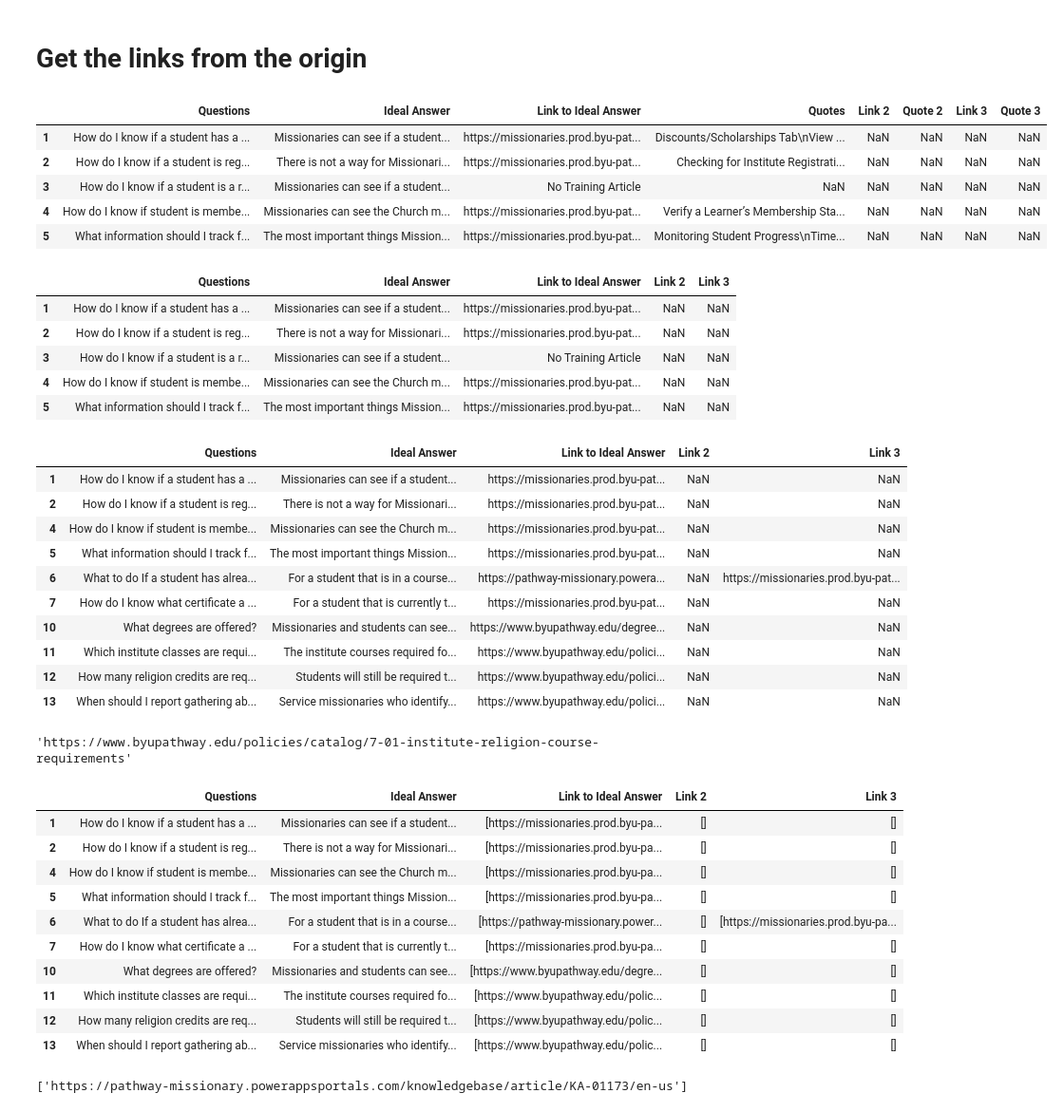
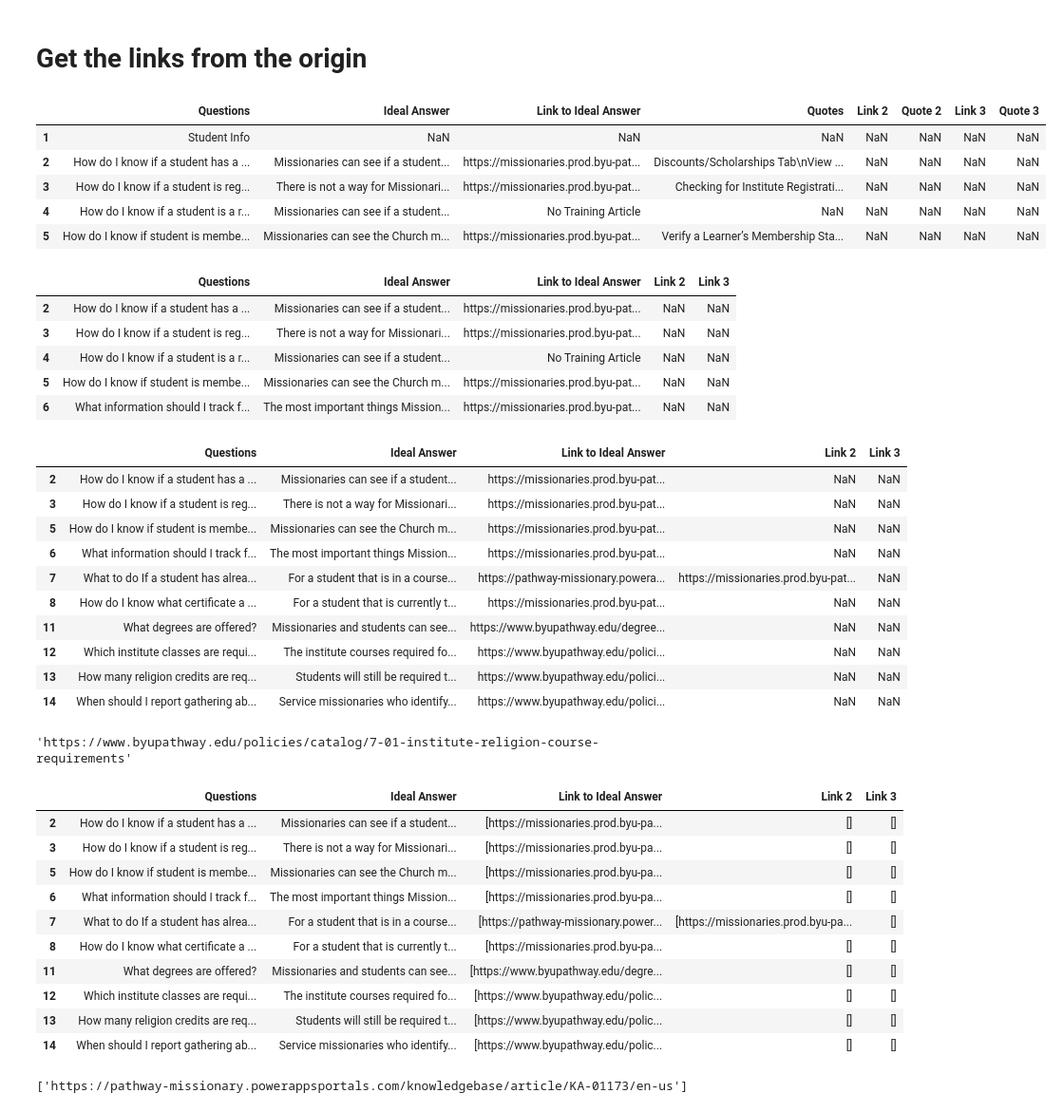
Before and after one commit to DallanQ/pathway-indexer, a Jupyter notebook: notebooks/03_verify_index_links.ipynb, the cells around one changed output. Shown at 95% size. Drawn from its saved outputs; the diff is of its cells as text; code cells hidden in the pictures.

```diff
--- a/notebooks/03_verify_index_links.ipynb
+++ b/notebooks/03_verify_index_links.ipynb
@@ -3,21 +3,21 @@
 # %%
 import pandas as pd
 # %%
-filename = "../data/temporary/index-qa-3-9.csv"
+filename = "../data/temporary/Index_quotes.csv"
 
 df = pd.read_csv(
     filename,
-    header=0,
+    header=1,
 )
 df.index = range(1, len(df) + 1)
 df.head()
 # %% [output]
 |  | Questions | Ideal Answer | Link to Ideal Answer | Quotes | Link 2 | Quote 2 | Link 3 | Quote 3 |
-| 1 | How do I know if a student has a ... | Missionaries can see if a student... | https://missionaries.prod.byu-pat... | Discounts/Scholarships Tab\nView ... | NaN | NaN | NaN | NaN |
-| 2 | How do I know if a student is reg... | There is not a way for Missionari... | https://missionaries.prod.byu-pat... | Checking for Institute Registrati... | NaN | NaN | NaN | NaN |
-| 3 | How do I know if a student is a r... | Missionaries can see if a student... | No Training Article | NaN | NaN | NaN | NaN | NaN |
-| 4 | How do I know if student is membe... | Missionaries can see the Church m... | https://missionaries.prod.byu-pat... | Verify a Learner’s Membership Sta... | NaN | NaN | NaN | NaN |
-| 5 | What information should I track f... | The most important things Mission... | https://missionaries.prod.byu-pat... | Monitoring Student Progress\nTime... | NaN | NaN | NaN | NaN |
+| 1 | Student Info | NaN | NaN | NaN | NaN | NaN | NaN | NaN |
+| 2 | How do I know if a student has a ... | Missionaries can see if a student... | https://missionaries.prod.byu-pat... | Discounts/Scholarships Tab\nView ... | NaN | NaN | NaN | NaN |
+| 3 | How do I know if a student is reg... | There is not a way for Missionari... | https://missionaries.prod.byu-pat... | Checking for Institute Registrati... | NaN | NaN | NaN | NaN |
+| 4 | How do I know if a student is a r... | Missionaries can see if a student... | No Training Article | NaN | NaN | NaN | NaN | NaN |
+| 5 | How do I know if student is membe... | Missionaries can see the Church m... | https://missionaries.prod.byu-pat... | Verify a Learner’s Membership Sta... | NaN | NaN | NaN | NaN |
 # %%
 df.dropna(subset=["Link to Ideal Answer"], inplace=True)
 
@@ -26,11 +26,11 @@ df.drop(columns=["Quotes", "Quote 2", "Quote 3"], inplace=True)
 df.head(5)
 # %% [output]
 |  | Questions | Ideal Answer | Link to Ideal Answer | Link 2 | Link 3 |
-| 1 | How do I know if a student has a ... | Missionaries can see if a student... | https://missionaries.prod.byu-pat... | NaN | NaN |
-| 2 | How do I know if a student is reg... | There is not a way for Missionari... | https://missionaries.prod.byu-pat... | NaN | NaN |
-| 3 | How do I know if a student is a r... | Missionaries can see if a student... | No Training Article | NaN | NaN |
-| 4 | How do I know if student is membe... | Missionaries can see the Church m... | https://missionaries.prod.byu-pat... | NaN | NaN |
-| 5 | What information should I track f... | The most important things Mission... | https://missionaries.prod.byu-pat... | NaN | NaN |
+| 2 | How do I know if a student has a ... | Missionaries can see if a student... | https://missionaries.prod.byu-pat... | NaN | NaN |
+| 3 | How do I know if a student is reg... | There is not a way for Missionari... | https://missionaries.prod.byu-pat... | NaN | NaN |
+| 4 | How do I know if a student is a r... | Missionaries can see if a student... | No Training Article | NaN | NaN |
+| 5 | How do I know if student is membe... | Missionaries can see the Church m... | https://missionaries.prod.byu-pat... | NaN | NaN |
+| 6 | What information should I track f... | The most important things Mission... | https://missionaries.prod.byu-pat... | NaN | NaN |
 # %%
 df_no_links = df[df["Link to Ideal Answer"].str.contains("http") == False]
 
@@ -39,16 +39,16 @@ df.drop(df_no_links.index, inplace=True)
 df.head(10)
 # %% [output]
 |  | Questions | Ideal Answer | Link to Ideal Answer | Link 2 | Link 3 |
-| 1 | How do I know if a student has a ... | Missionaries can see if a student... | https://missionaries.prod.byu-pat... | NaN | NaN |
-| 2 | How do I know if a student is reg... | There is not a way for Missionari... | https://missionaries.prod.byu-pat... | NaN | NaN |
-| 4 | How do I know if student is membe... | Missionaries can see the Church m... | https://missionaries.prod.byu-pat... | NaN | NaN |
-| 5 | What information should I track f... | The most important things Mission... | https://missionaries.prod.byu-pat... | NaN | NaN |
-| 6 | What to do If a student has alrea... | For a student that is in a course... | https://pathway-missionary.powera... | NaN | https://missionaries.prod.byu-pat... |
-| 7 | How do I know what certificate a ... | For a student that is currently t... | https://missionaries.prod.byu-pat... | NaN | NaN |
-| 10 | What degrees are offered? | Missionaries and students can see... | https://www.byupathway.edu/degree... | NaN | NaN |
-| 11 | Which institute classes are requi... | The institute courses required fo... | https://www.byupathway.edu/polici... | NaN | NaN |
-| 12 | How many religion credits are req... | Students will still be required t... | https://www.byupathway.edu/polici... | NaN | NaN |
-| 13 | When should I report gathering ab... | Service missionaries who identify... | https://www.byupathway.edu/polici... | NaN | NaN |
+| 2 | How do I know if a student has a ... | Missionaries can see if a student... | https://missionaries.prod.byu-pat... | NaN | NaN |
+| 3 | How do I know if a student is reg... | There is not a way for Missionari... | https://missionaries.prod.byu-pat... | NaN | NaN |
+| 5 | How do I know if student is membe... | Missionaries can see the Church m... | https://missionaries.prod.byu-pat... | NaN | NaN |
+| 6 | What information should I track f... | The most important things Mission... | https://missionaries.prod.byu-pat... | NaN | NaN |
+| 7 | What to do If a student has alrea... | For a student that is in a course... | https://pathway-missionary.powera... | https://missionaries.prod.byu-pat... | NaN |
+| 8 | How do I know what certificate a ... | For a student that is currently t... | https://missionaries.prod.byu-pat... | NaN | NaN |
+| 11 | What degrees are offered? | Missionaries and students can see... | https://www.byupathway.edu/degree... | NaN | NaN |
+| 12 | Which institute classes are requi... | The institute courses required fo... | https://www.byupathway.edu/polici... | NaN | NaN |
+| 13 | How many religion credits are req... | Students will still be required t... | https://www.byupathway.edu/polici... | NaN | NaN |
+| 14 | When should I report gathering ab... | Service missionaries who identify... | https://www.byupathway.edu/polici... | NaN | NaN |
 # %%
 df.iloc[7]["Link to Ideal Answer"]
 # %% [output]
@@ -76,16 +76,16 @@ df.head(10)
 # clean_text = "https" + clean_text
 # %% [output]
 |  | Questions | Ideal Answer | Link to Ideal Answer | Link 2 | Link 3 |
-| 1 | How do I know if a student has a ... | Missionaries can see if a student... | [https://missionaries.prod.byu-pa... | [] | [] |
-| 2 | How do I know if a student is reg... | There is not a way for Missionari... | [https://missionaries.prod.byu-pa... | [] | [] |
-| 4 | How do I know if student is membe... | Missionaries can see the Church m... | [https://missionaries.prod.byu-pa... | [] | [] |
-| 5 | What information should I track f... | The most important things Mission... | [https://missionaries.prod.byu-pa... | [] | [] |
-| 6 | What to do If a student has alrea... | For a student that is in a course... | [https://pathway-missionary.power... | [] | [https://missionaries.prod.byu-pa... |
-| 7 | How do I know what certificate a ... | For a student that is currently t... | [https://missionaries.prod.byu-pa... | [] | [] |
-| 10 | What degrees are offered? | Missionaries and students can see... | [https://www.byupathway.edu/degre... | [] | [] |
-| 11 | Which institute classes are requi... | The institute courses required fo... | [https://www.byupathway.edu/polic... | [] | [] |
-| 12 | How many religion credits are req... | Students will still be required t... | [https://www.byupathway.edu/polic... | [] | [] |
-| 13 | When should I report gathering ab... | Service missionaries who identify... | [https://www.byupathway.edu/polic... | [] | [] |
+| 2 | How do I know if a student has a ... | Missionaries can see if a student... | [https://missionaries.prod.byu-pa... | [] | [] |
+| 3 | How do I know if a student is reg... | There is not a way for Missionari... | [https://missionaries.prod.byu-pa... | [] | [] |
+| 5 | How do I know if student is membe... | Missionaries can see the Church m... | [https://missionaries.prod.byu-pa... | [] | [] |
+| 6 | What information should I track f... | The most important things Mission... | [https://missionaries.prod.byu-pa... | [] | [] |
+| 7 | What to do If a student has alrea... | For a student that is in a course... | [https://pathway-missionary.power... | [https://missionaries.prod.byu-pa... | [] |
+| 8 | How do I know what certificate a ... | For a student that is currently t... | [https://missionaries.prod.byu-pa... | [] | [] |
+| 11 | What degrees are offered? | Missionaries and students can see... | [https://www.byupathway.edu/degre... | [] | [] |
+| 12 | Which institute classes are requi... | The institute courses required fo... | [https://www.byupathway.edu/polic... | [] | [] |
+| 13 | How many religion credits are req... | Students will still be required t... | [https://www.byupathway.edu/polic... | [] | [] |
+| 14 | When should I report gathering ab... | Service missionaries who identify... | [https://www.byupathway.edu/polic... | [] | [] |
 # %%
 df.iloc[4]["Link to Ideal Answer"]
 # %% [output]
```
Also changed, not shown: parts of 3 cells of this notebook, 4 other files.
